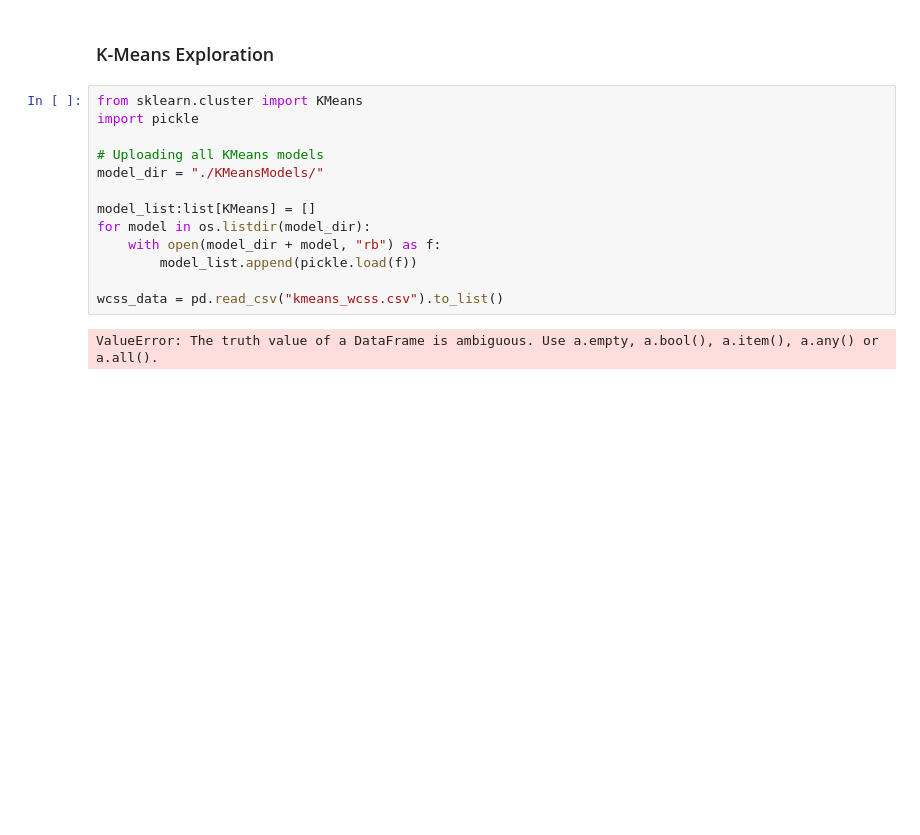
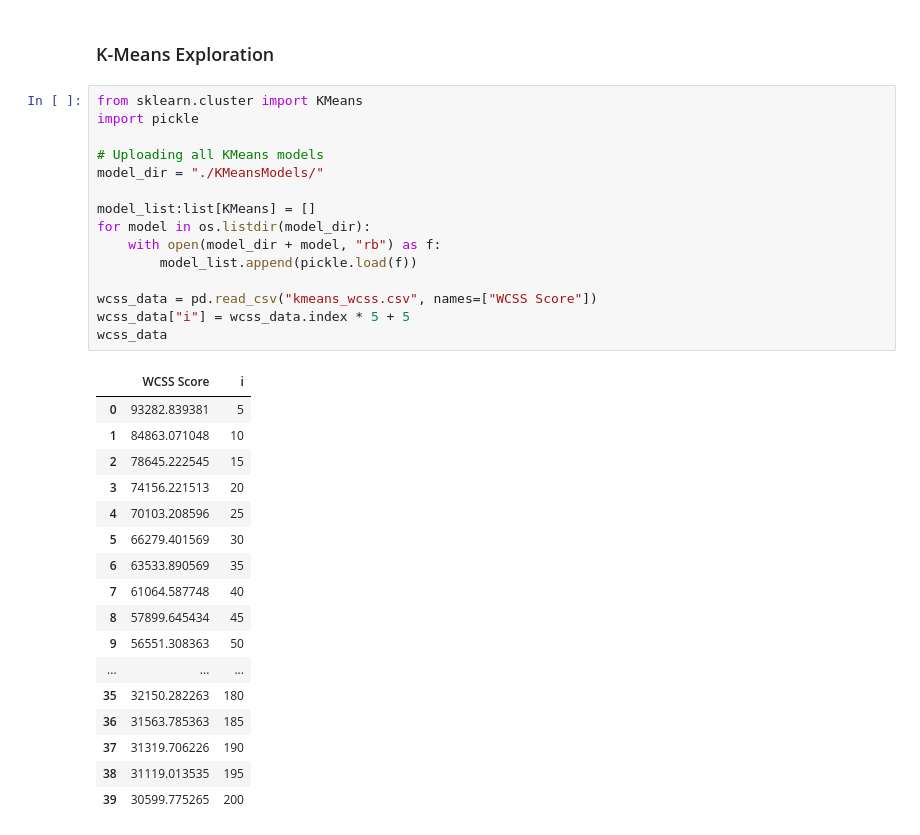
Before and after one commit to UCSD-E4E/passive-acoustic-biodiversity, a Jupyter notebook: BirdnetEmbeddings/KMeans_Exploration.ipynb, the cells around one changed output. Cells and saved outputs as stored; diff of their text form; blank space fills up the shorter version.

```diff
--- a/BirdnetEmbeddings/KMeans_Exploration.ipynb
+++ b/BirdnetEmbeddings/KMeans_Exploration.ipynb
@@ -152,17 +152,35 @@ print(len(embeddings_df["IN FILE"].unique()), len(annotations_df["IN FILE"].uniq
 # %%
 from sklearn.cluster import KMeans
 import pickle
 
 # Uploading all KMeans models
 model_dir = "./KMeansModels/"
 
 model_list:list[KMeans] = []
 for model in os.listdir(model_dir):
     with open(model_dir + model, "rb") as f:
         model_list.append(pickle.load(f))
 
-wcss_data = pd.read_csv("kmeans_wcss.csv").to_list()
+wcss_data = pd.read_csv("kmeans_wcss.csv", names=["WCSS Score"])
+wcss_data["i"] = wcss_data.index * 5 + 5
+wcss_data
 # %% [output]
-ValueError: The truth value of a DataFrame is ambiguous. Use a.empty, a.bool(), a.item(), a.any() or a.all().
+|  | WCSS Score | i |
+| 0 | 93282.839381 | 5 |
+| 1 | 84863.071048 | 10 |
+| 2 | 78645.222545 | 15 |
+| 3 | 74156.221513 | 20 |
+| 4 | 70103.208596 | 25 |
+| 5 | 66279.401569 | 30 |
+| 6 | 63533.890569 | 35 |
+| 7 | 61064.587748 | 40 |
+| 8 | 57899.645434 | 45 |
+| 9 | 56551.308363 | 50 |
+| ... | ... | ... |
+| 35 | 32150.282263 | 180 |
+| 36 | 31563.785363 | 185 |
+| 37 | 31319.706226 | 190 |
+| 38 | 31119.013535 | 195 |
+| 39 | 30599.775265 | 200 |
 # %%
 import seaborn as sns
```
Also changed, not shown: parts of 1 cell of this notebook.
